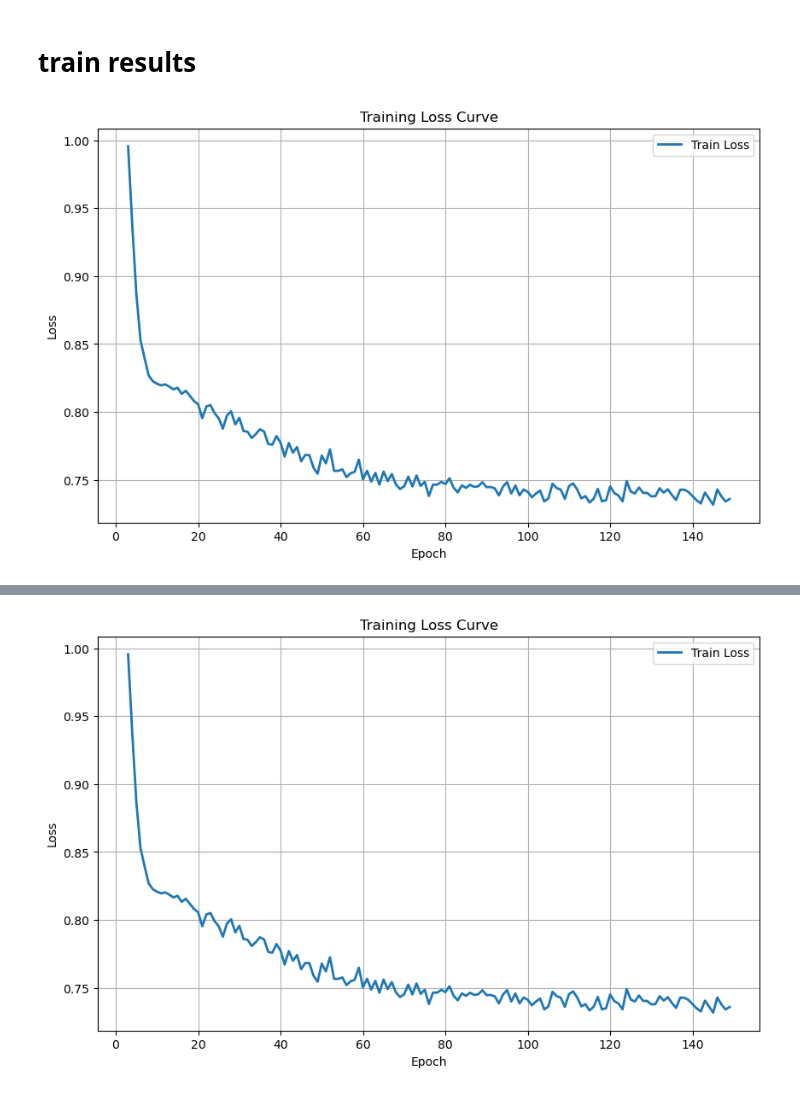
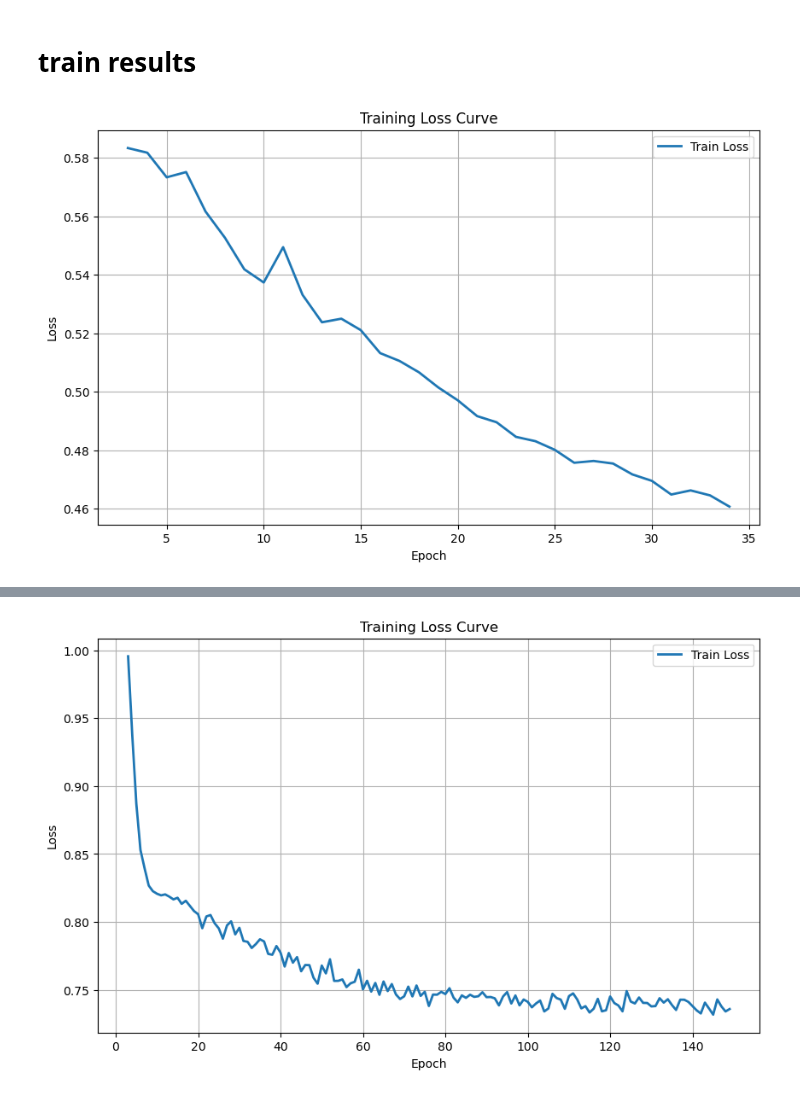
Before and after one commit to dandarm/VideoMAEv2, a Jupyter notebook: training+verifica.ipynb, the cells around one changed output, grey strips where cells are left out. Cells and saved outputs as stored; diff of their text form; code cells hidden in the pictures.

```diff
--- a/training+verifica.ipynb
+++ b/training+verifica.ipynb
@@ -3,29 +3,29 @@
 # %%
 import pandas as pd
 import matplotlib.pyplot as plt
 import json
 
 # Load the log file
-file_path = 'output_old2/log.txt'
+file_path = 'output_new1/log.txt'
 
 # Extract epoch and loss values
 data = []
 with open(file_path, 'r') as file:
     for line in file:
         entry = json.loads(line)
         data.append((entry['epoch'], entry['train_loss']))
 
 # Create a DataFrame for plotting
 df_tot = pd.DataFrame(data, columns=['Epoch', 'Train Loss'])
 df = df_tot.iloc[3:]
 # Plot the loss curve
 plt.figure(figsize=(10, 6))
 plt.plot(df['Epoch'], df['Train Loss'], label='Train Loss', linewidth=2)
 plt.xlabel('Epoch')
 plt.ylabel('Loss')
 plt.title('Training Loss Curve')
 plt.legend()
 plt.grid(True)
 plt.show()
 # %% [output]
-[figure, old version]
+[figure, new version]
```
Also changed, not shown: parts of 2 cells of this notebook, 4 other files.
